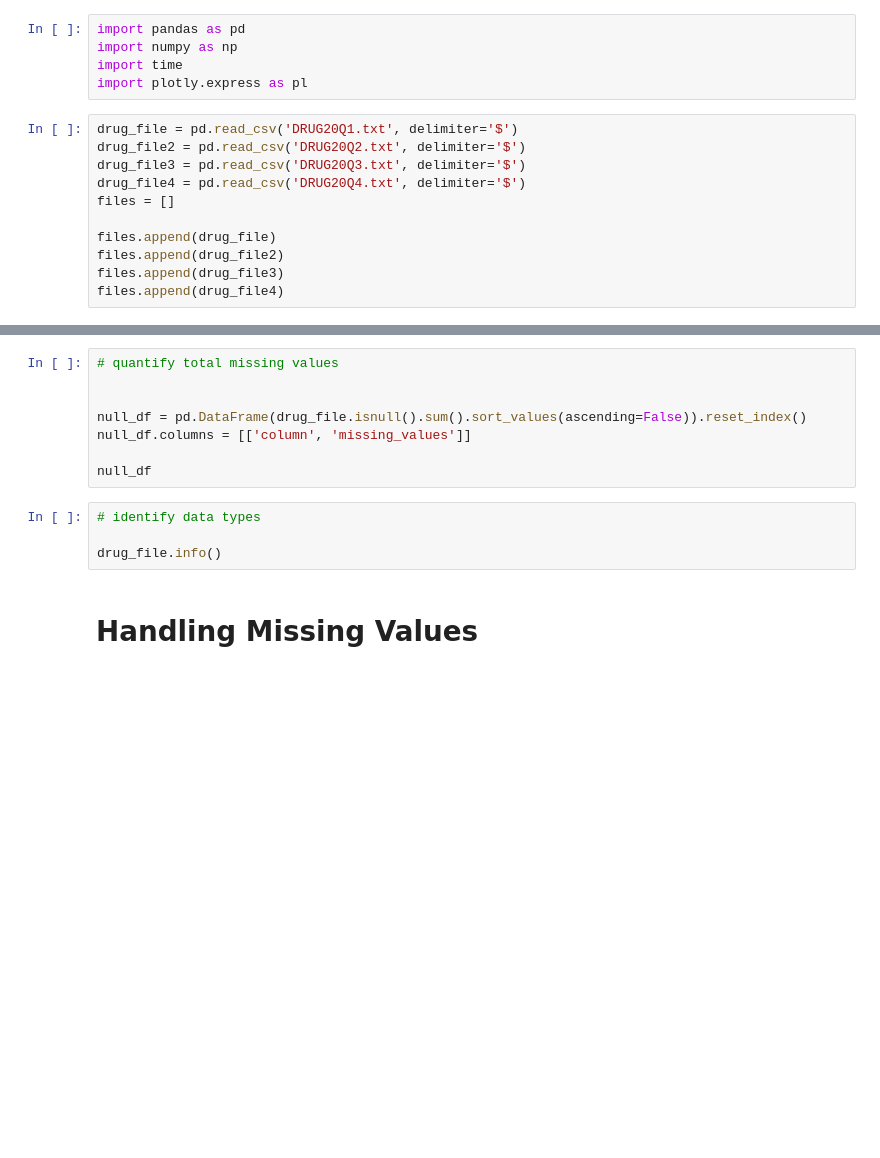
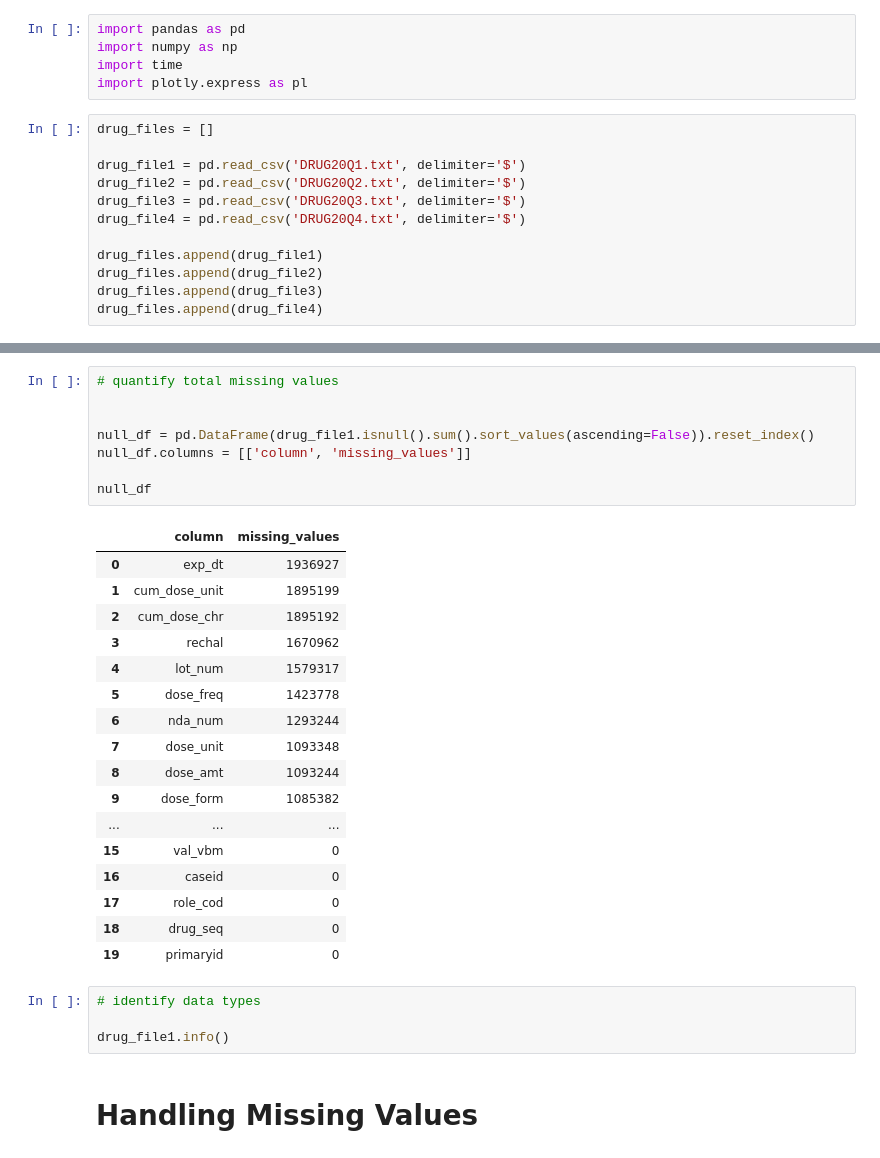
Before and after one commit to G-Sprouts/FDA_sae, a Jupyter notebook: drug_file.ipynb, the cells around one changed output, grey strips where cells are left out. Cells and saved outputs as stored; diff of their text form; blank space fills up the shorter version.

```diff
--- a/drug_file.ipynb
+++ b/drug_file.ipynb
@@ -6,13 +6,14 @@ import numpy as np
 import time
 import plotly.express as pl
 # %%
-drug_file = pd.read_csv('DRUG20Q1.txt', delimiter='$')
+drug_files = []
+
+drug_file1 = pd.read_csv('DRUG20Q1.txt', delimiter='$')
 drug_file2 = pd.read_csv('DRUG20Q2.txt', delimiter='$')
 drug_file3 = pd.read_csv('DRUG20Q3.txt', delimiter='$')
 drug_file4 = pd.read_csv('DRUG20Q4.txt', delimiter='$')
-files = []
 
-files.append(drug_file)
-files.append(drug_file2)
-files.append(drug_file3)
-files.append(drug_file4)
+drug_files.append(drug_file1)
+drug_files.append(drug_file2)
+drug_files.append(drug_file3)
+drug_files.append(drug_file4)
@@ -19,15 +44,33 @@ files.append(drug_file4)
 # %%
 # quantify total missing values
 
 
-null_df = pd.DataFrame(drug_file.isnull().sum().sort_values(ascending=False)).reset_index()
+null_df = pd.DataFrame(drug_file1.isnull().sum().sort_values(ascending=False)).reset_index()
 null_df.columns = [['column', 'missing_values']]
 
 null_df
+# %% [output]
+|  | column | missing_values |
+| 0 | exp_dt | 1936927 |
+| 1 | cum_dose_unit | 1895199 |
+| 2 | cum_dose_chr | 1895192 |
+| 3 | rechal | 1670962 |
+| 4 | lot_num | 1579317 |
+| 5 | dose_freq | 1423778 |
+| 6 | nda_num | 1293244 |
+| 7 | dose_unit | 1093348 |
+| 8 | dose_amt | 1093244 |
+| 9 | dose_form | 1085382 |
+| ... | ... | ... |
+| 15 | val_vbm | 0 |
+| 16 | caseid | 0 |
+| 17 | role_cod | 0 |
+| 18 | drug_seq | 0 |
+| 19 | primaryid | 0 |
 # %%
 # identify data types
 
-drug_file.info()
+drug_file1.info()
 # %% [markdown]
 # Handling Missing Values
 # %%
```
Also changed, not shown: parts of 48 cells of this notebook.
